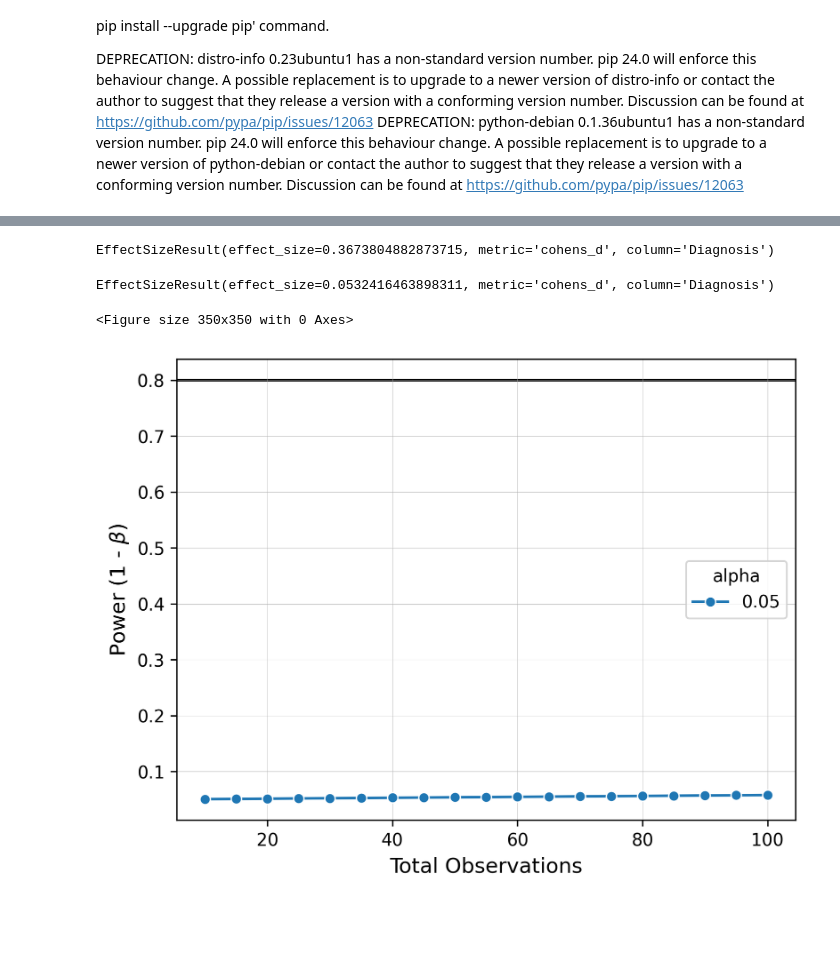
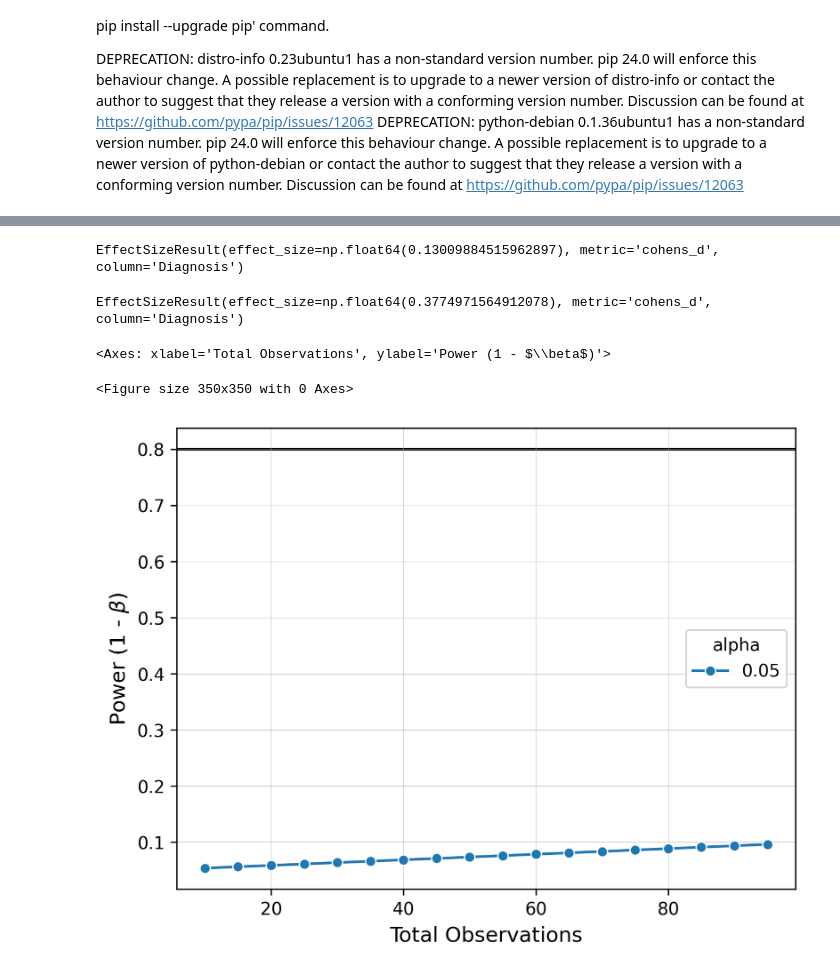
Before and after one commit to yunusbb/Gut-microbiota-in-Psoriasis, a Jupyter notebook: power_analysis/power_analysis_bray_pc_status.ipynb, the cells around one changed output, grey strips where cells are left out. Cells and saved outputs as stored; diff of their text form; code cells hidden in the pictures; blank space fills up the shorter version.

Commit message:
add correct version of power analysis based on bray

```diff
--- a/power_analysis/power_analysis_bray_pc_status.ipynb
+++ b/power_analysis/power_analysis_bray_pc_status.ipynb
@@ -33,2 +40,2 @@ os.chdir('/mnt/d/Work/Evolutionary biomedicine/power_analysis')
 # %%
-tax_PS_PCs = pd.read_table("./taxonomy_PS_PCs_and_metadata.txt", sep="\t", index_col=0)
+tax_PS_PCs = pd.read_table("./PCs_status.txt", sep="\t", index_col=0)
@@ -46,0 +70,3 @@ tax_ps_p2 = evident.UnivariateDataHandler(pc2, tax_PS_PCs)
+# %%
+pc1 = tax_PS_PCs["Axis.1"]
+pc2 = tax_PS_PCs["Axis.2"]
@@ -47,34 +76,30 @@ tax_ps_p2 = evident.UnivariateDataHandler(pc2, tax_PS_PCs)
 # %%
 # Now calculate the effect size of this difference
-
 tax_ps_p1.calculate_effect_size(column="Diagnosis")
 
-#TB EffectSizeResult(effect_size=1.8339990643442263, metric='cohens_d', column='Diagnosis')
+#EffectSizeResult(effect_size=np.float64(0.13009884515962897), metric='cohens_d', column='Diagnosis')
 # %% [output]
-EffectSizeResult(effect_size=0.3673804882873715, metric='cohens_d', column='Diagnosis')
+EffectSizeResult(effect_size=np.float64(0.13009884515962897), metric='cohens_d', column='Diagnosis')
 # %%
 tax_ps_p2.calculate_effect_size(column="Diagnosis")
+#old
 # %% [output]
-EffectSizeResult(effect_size=0.0532416463898311, metric='cohens_d', column='Diagnosis')
+EffectSizeResult(effect_size=np.float64(0.3774971564912078), metric='cohens_d', column='Diagnosis')
 # %%
-
-from evident.plotting import plot_power_curve
-import numpy as np
-import matplotlib.pyplot as plt
-
 # Задание размеров фигуры
 plt.figure(figsize=(3.5, 3.5))
 
 # Ваши значения и результаты анализа
 PS_alpha_vals = [0.05]
-PS_obs_vals = np.arange(10, 101, step=5)
-PS_P_results_p1 = tax_ps_p2.power_analysis("Diagnosis", alpha=PS_alpha_vals, total_observations=PS_obs_vals)
+PS_obs_vals = np.arange(10, 100, step=5)
+PS_P_results_p1 = tax_ps_p1.power_analysis("Diagnosis", alpha=PS_alpha_vals, total_observations=PS_obs_vals)
 
 # Создание графика
 plot_power_curve(PS_P_results_p1, target_power=0.8, style="alpha", markers=True)
 
 # Сохранение графика в PDF с заданными размерами
-plt.savefig('power_analysis_plot.pdf', format='pdf', bbox_inches='tight')
+#plt.savefig('power_analysis_plot.pdf', format='pdf', bbox_inches='tight')
 # %% [output]
-<Figure size 350x350 with 0 Axes>
+<Axes: xlabel='Total Observations', ylabel='Power (1 - $\\beta$)'>
+<Figure size 350x350 with 0 Axes>
-[figure, old version]
+[figure, new version]
```
Also changed, not shown: parts of 11 cells of this notebook.
